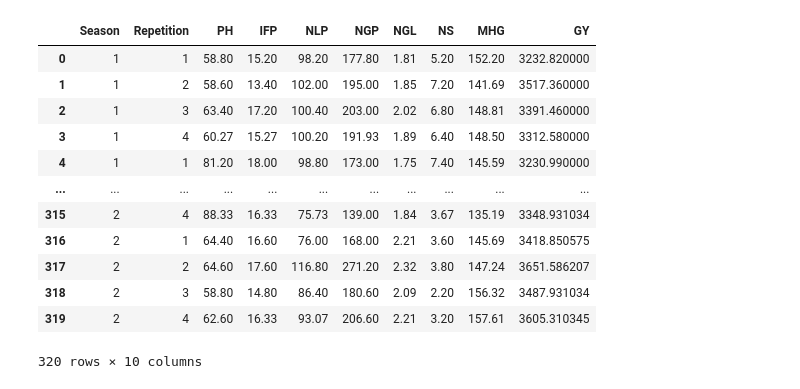
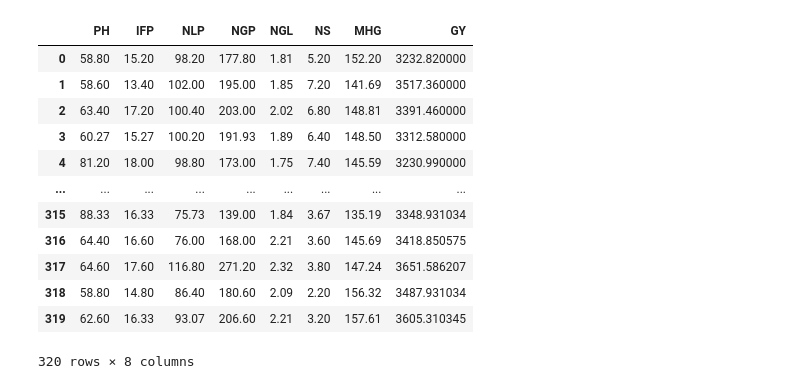
Before and after one commit to SamSteve09/Tugas-ML-G-Kmeans, a Jupyter notebook: KMeans_SoyBeans.ipynb, the cells around one changed output. Saved outputs shown, nothing was run; the diff lists cells and outputs as text; code cells hidden in the pictures.

```diff
--- a/KMeans_SoyBeans.ipynb
+++ b/KMeans_SoyBeans.ipynb
@@ -15,24 +26,27 @@ FileNotFoundError: [Errno 2] No such file or directory: 'cultivars_description.o
 # %%
-# Stratified cross validation (cultivars became proportional to each other) (recommended by the dataset author)
-x = data.drop('Cultivar', axis=1)
-y = data['Cultivar']
-# One-hot encoding
-data = pd.get_dummies(x, drop_first=True)
+'''
+Using PH (Plant Height), IFP (Depth of the insertion of the first pot), NLP (Number of stem), NGP (Number of legumes per plant),
+NGL (Number of grains per plant), NS (Number of grains per pod), MHG (Thousand seed weight), GY (Grain yield)
+to cluster soybean based on it's quality, with the assumption of having a high number in those attributes means having a good quality
+'''
+data.drop('Cultivar', axis=1, inplace=True)
+data.drop('Season', axis=1, inplace=True)
+data.drop('Repetition', axis=1, inplace=True)
 data
 # %% [output]
-|  | Season | Repetition | PH | IFP | NLP | NGP | NGL | NS | MHG | GY |
-| 0 | 1 | 1 | 58.80 | 15.20 | 98.20 | 177.80 | 1.81 | 5.20 | 152.20 | 3232.820000 |
-| 1 | 1 | 2 | 58.60 | 13.40 | 102.00 | 195.00 | 1.85 | 7.20 | 141.69 | 3517.360000 |
-| 2 | 1 | 3 | 63.40 | 17.20 | 100.40 | 203.00 | 2.02 | 6.80 | 148.81 | 3391.460000 |
-| 3 | 1 | 4 | 60.27 | 15.27 | 100.20 | 191.93 | 1.89 | 6.40 | 148.50 | 3312.580000 |
-| 4 | 1 | 1 | 81.20 | 18.00 | 98.80 | 173.00 | 1.75 | 7.40 | 145.59 | 3230.990000 |
-| ... | ... | ... | ... | ... | ... | ... | ... | ... | ... | ... |
-| 315 | 2 | 4 | 88.33 | 16.33 | 75.73 | 139.00 | 1.84 | 3.67 | 135.19 | 3348.931034 |
-| 316 | 2 | 1 | 64.40 | 16.60 | 76.00 | 168.00 | 2.21 | 3.60 | 145.69 | 3418.850575 |
-| 317 | 2 | 2 | 64.60 | 17.60 | 116.80 | 271.20 | 2.32 | 3.80 | 147.24 | 3651.586207 |
-| 318 | 2 | 3 | 58.80 | 14.80 | 86.40 | 180.60 | 2.09 | 2.20 | 156.32 | 3487.931034 |
-| 319 | 2 | 4 | 62.60 | 16.33 | 93.07 | 206.60 | 2.21 | 3.20 | 157.61 | 3605.310345 |
+|  | PH | IFP | NLP | NGP | NGL | NS | MHG | GY |
+| 0 | 58.80 | 15.20 | 98.20 | 177.80 | 1.81 | 5.20 | 152.20 | 3232.820000 |
+| 1 | 58.60 | 13.40 | 102.00 | 195.00 | 1.85 | 7.20 | 141.69 | 3517.360000 |
+| 2 | 63.40 | 17.20 | 100.40 | 203.00 | 2.02 | 6.80 | 148.81 | 3391.460000 |
+| 3 | 60.27 | 15.27 | 100.20 | 191.93 | 1.89 | 6.40 | 148.50 | 3312.580000 |
+| 4 | 81.20 | 18.00 | 98.80 | 173.00 | 1.75 | 7.40 | 145.59 | 3230.990000 |
+| ... | ... | ... | ... | ... | ... | ... | ... | ... |
+| 315 | 88.33 | 16.33 | 75.73 | 139.00 | 1.84 | 3.67 | 135.19 | 3348.931034 |
+| 316 | 64.40 | 16.60 | 76.00 | 168.00 | 2.21 | 3.60 | 145.69 | 3418.850575 |
+| 317 | 64.60 | 17.60 | 116.80 | 271.20 | 2.32 | 3.80 | 147.24 | 3651.586207 |
+| 318 | 58.80 | 14.80 | 86.40 | 180.60 | 2.09 | 2.20 | 156.32 | 3487.931034 |
+| 319 | 62.60 | 16.33 | 93.07 | 206.60 | 2.21 | 3.20 | 157.61 | 3605.310345 |
-320 rows × 10 columns
+320 rows × 8 columns
 # %%
 # Scaling the data
 scaler = StandardScaler()
```
Also changed, not shown: parts of 6 cells of this notebook.
